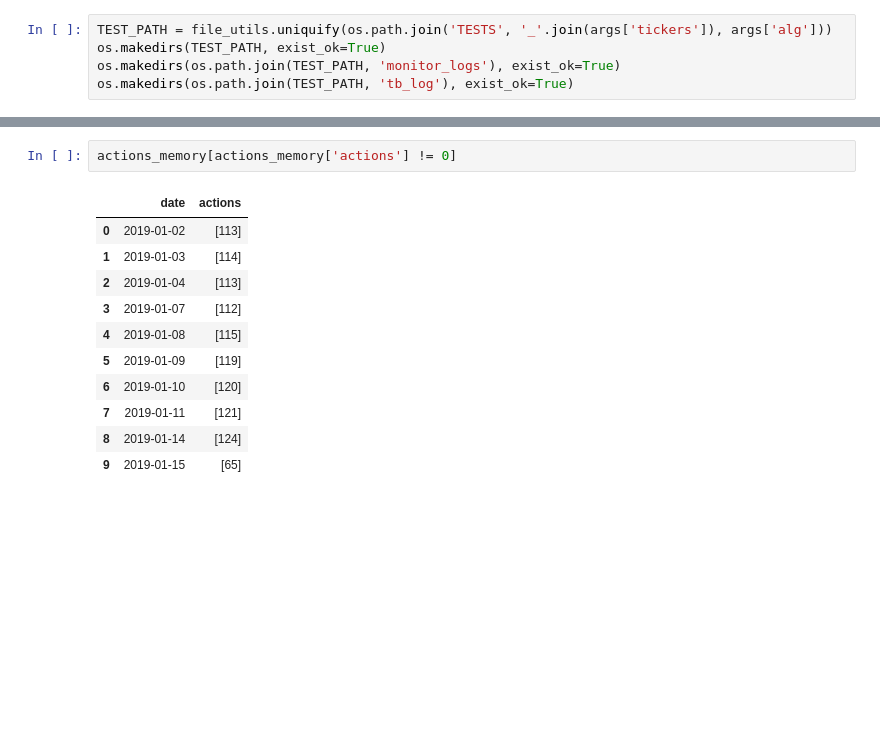
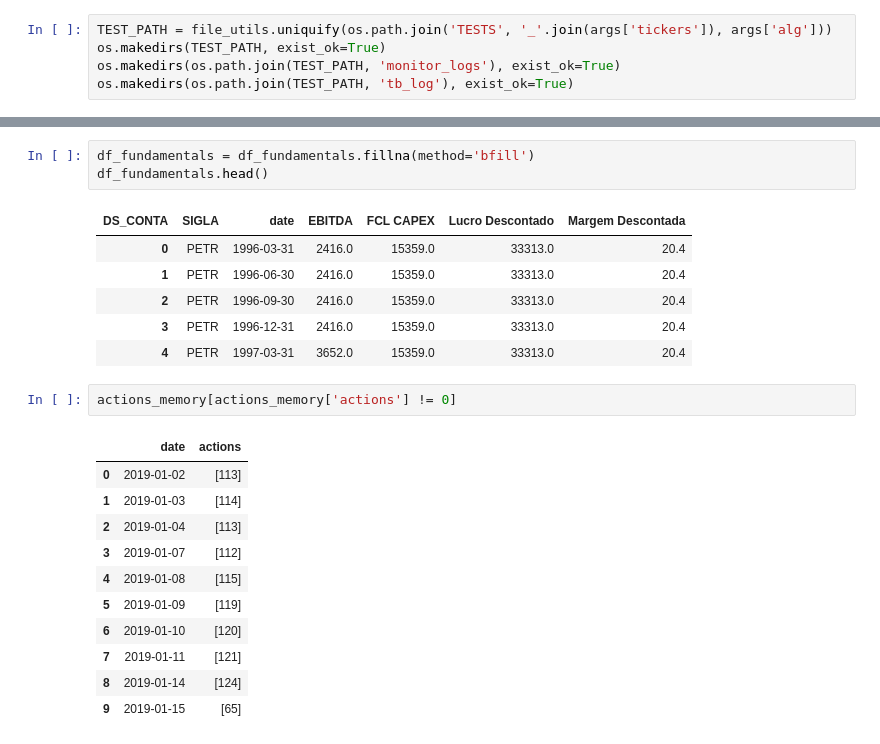
Before and after one commit to EdyAlenquer/drl-stock-market, a Jupyter notebook: notebooks/reproducing_fray_thesis.ipynb, the cells around one changed output, grey strips where cells are left out. Saved outputs shown, nothing was run; the diff lists cells and outputs as text; blank space fills up the shorter version.

```diff
--- a/notebooks/reproducing_fray_thesis.ipynb
+++ b/notebooks/reproducing_fray_thesis.ipynb
@@ -346,3 +303,13 @@ TIMESTEPS: 115330
+# %%
+df_fundamentals = df_fundamentals.fillna(method='bfill')
+df_fundamentals.head()
+# %% [output]
+| DS_CONTA | SIGLA | date | EBITDA | FCL CAPEX | Lucro Descontado | Margem Descontada |
+| 0 | PETR | 1996-03-31 | 2416.0 | 15359.0 | 33313.0 | 20.4 |
+| 1 | PETR | 1996-06-30 | 2416.0 | 15359.0 | 33313.0 | 20.4 |
+| 2 | PETR | 1996-09-30 | 2416.0 | 15359.0 | 33313.0 | 20.4 |
+| 3 | PETR | 1996-12-31 | 2416.0 | 15359.0 | 33313.0 | 20.4 |
+| 4 | PETR | 1997-03-31 | 3652.0 | 15359.0 | 33313.0 | 20.4 |
 # %%
 actions_memory[actions_memory['actions'] != 0]
 # %% [output]
```
Also changed, not shown: parts of 14 cells of this notebook, 8 other files.
